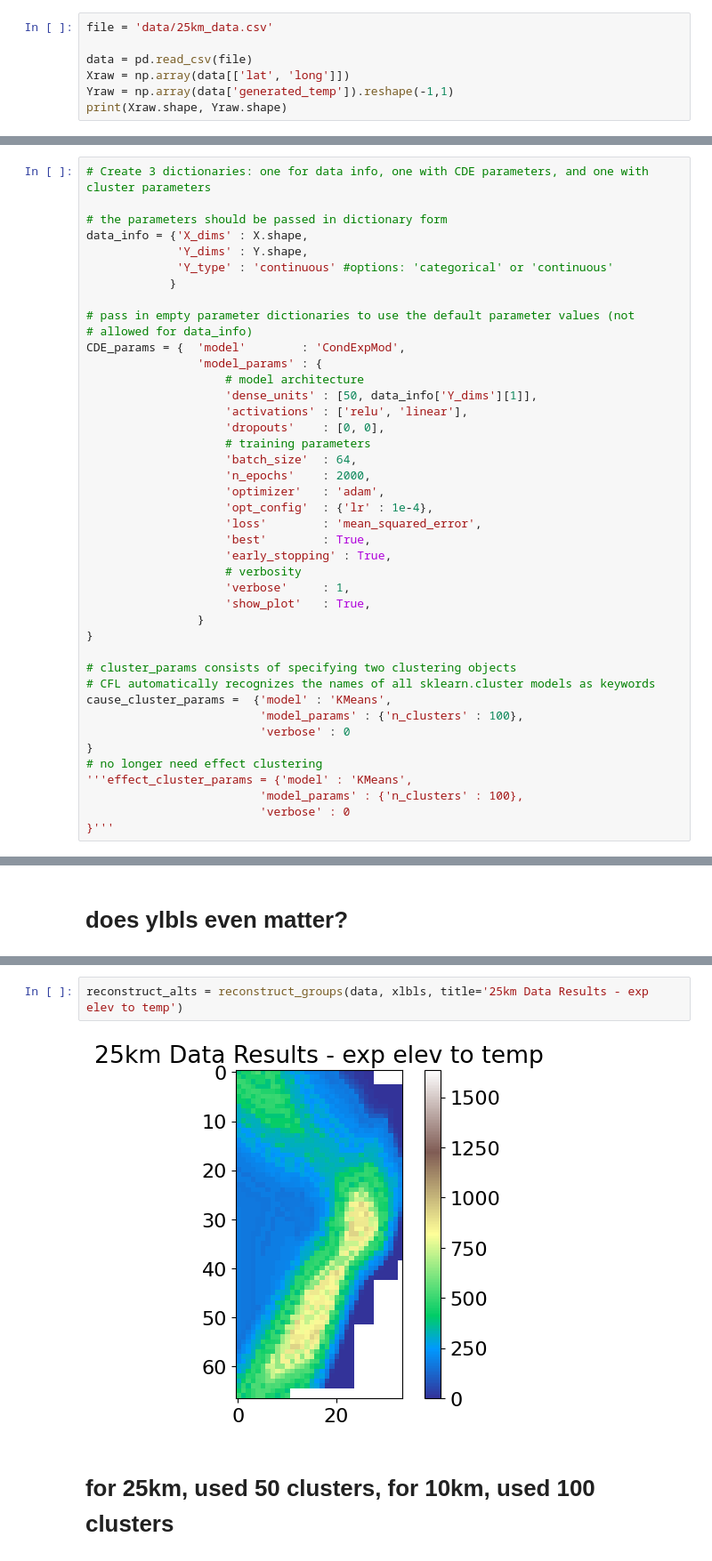
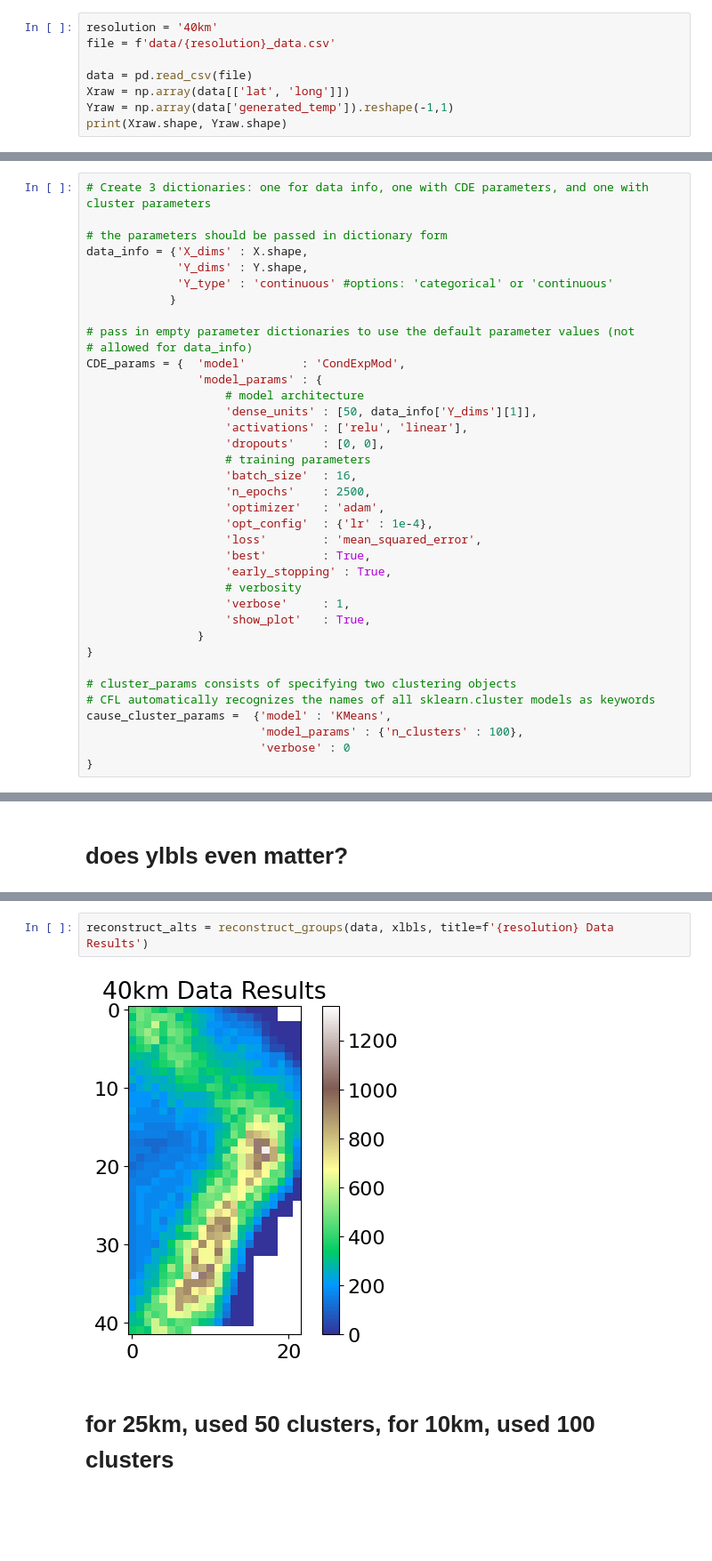
Before and after one commit to jyhong05/CFL_Research, a Jupyter notebook: altitude_extraction/run_cfl.ipynb, the cells around one changed output, grey strips where cells are left out. Shown at 89% size. Cells and saved outputs as stored; diff of their text form; blank space fills up the shorter version.

Commit message:
need to fix stuff and run on big computer

```diff
--- a/altitude_extraction/run_cfl.ipynb
+++ b/altitude_extraction/run_cfl.ipynb
@@ -6,7 +6,8 @@ from cfl.visualization.basic_visualizations import visualize_macrostates
 from sklearn.preprocessing import StandardScaler
 from cfl_helpers import *
 # %%
-file = 'data/25km_data.csv'
+resolution = '40km'
+file = f'data/{resolution}_data.csv'
 
 data = pd.read_csv(file)
 Xraw = np.array(data[['lat', 'long']])
@@ -54,8 +55,8 @@ CDE_params = {  'model'        : 'CondExpMod',
                     'activations' : ['relu', 'linear'],
                     'dropouts'    : [0, 0],
                     # training parameters
-                    'batch_size'  : 64,
-                    'n_epochs'    : 2000,
+                    'batch_size'  : 16,
+                    'n_epochs'    : 2500,
                     'optimizer'   : 'adam',
                     'opt_config'  : {'lr' : 1e-4},
                     'loss'        : 'mean_squared_error',
@@ -73,8 +74,3 @@ cause_cluster_params =  {'model' : 'KMeans',
                          'model_params' : {'n_clusters' : 100},
                          'verbose' : 0
 }
-# no longer need effect clustering
-'''effect_cluster_params = {'model' : 'KMeans',
-                         'model_params' : {'n_clusters' : 100},
-                         'verbose' : 0
-}'''
@@ -154,7 +150,7 @@ print(xlbls[:10], xlbls[-5:])
 # %%
-reconstruct_alts = reconstruct_groups(data, xlbls, title='25km Data Results - exp elev to temp')
+reconstruct_alts = reconstruct_groups(data, xlbls, title=f'{resolution} Data Results')
 # %% [output]
-[figure, old version]
+[figure, new version]
 # %% [markdown]
 # for 25km, used 50 clusters, for 10km, used 100 clusters
 # %% [markdown]
```
Also changed, not shown: parts of 7 cells of this notebook, 8 other files.
